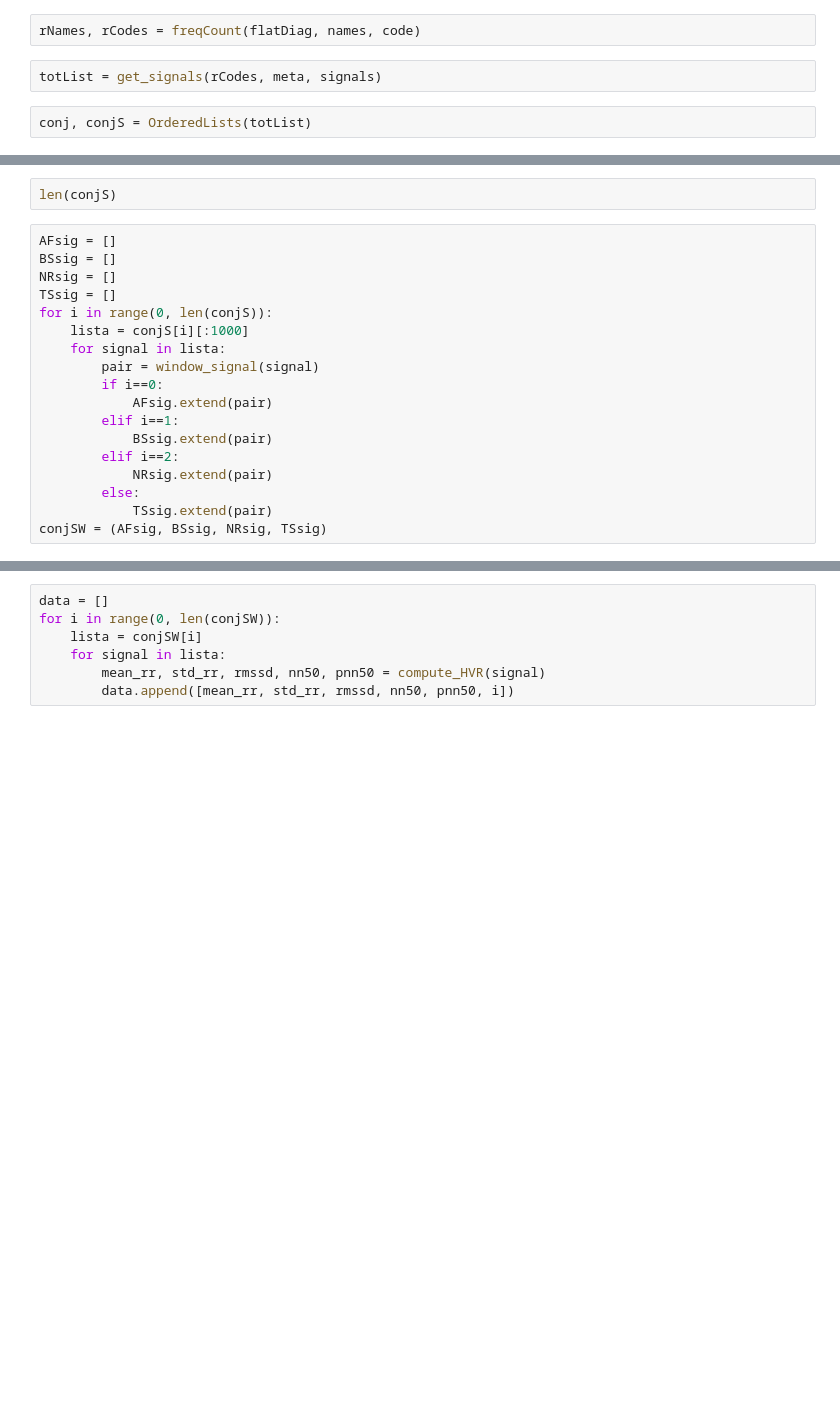
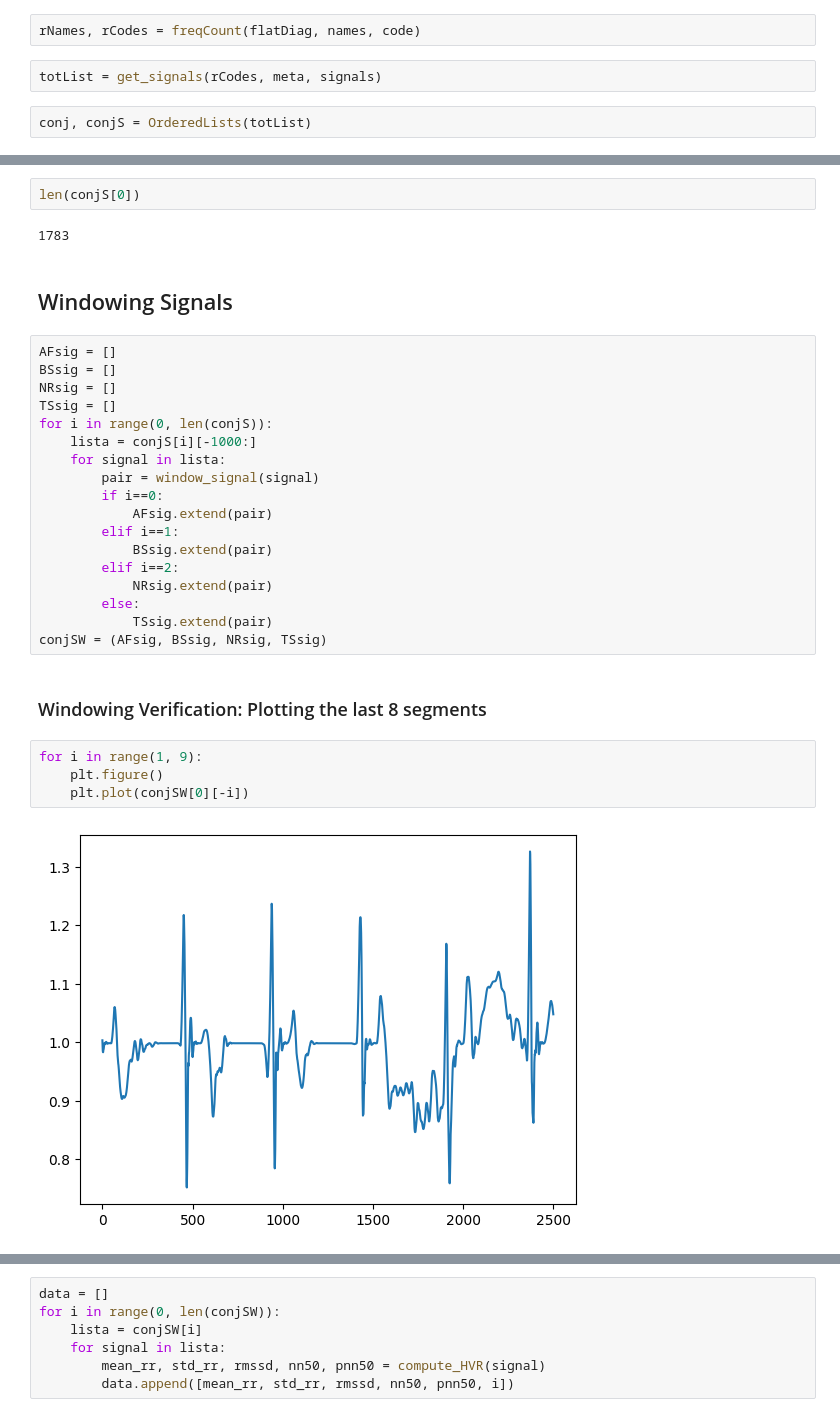
Before and after one commit to Firestorm12344/ISB-Grupo4, a Jupyter notebook: Proyecto/Código/Signal_Processing - v2.ipynb, the cells around one changed output, grey strips where cells are left out. Drawn from its saved outputs; the diff is of its cells as text; blank space fills up the shorter version.

```diff
--- a/Proyecto/Código/Signal_Processing - v2.ipynb
+++ b/Proyecto/Código/Signal_Processing - v2.ipynb
@@ -182,12 +199,16 @@ conjS[0].extend([anaSig, juanSig, marialeSig, shelloSig])
 # %%
-len(conjS)
+len(conjS[0])
+# %% [output]
+1783
+# %% [markdown]
+## Windowing Signals
 # %%
 AFsig = []
 BSsig = []
 NRsig = []
 TSsig = []
 for i in range(0, len(conjS)):
-    lista = conjS[i][:1000]
+    lista = conjS[i][-1000:]
     for signal in lista:
         pair = window_signal(signal)
         if i==0:
@@ -199,3 +220,11 @@ for i in range(0, len(conjS)):
         else:
             TSsig.extend(pair)
 conjSW = (AFsig, BSsig, NRsig, TSsig)
+# %% [markdown]
+### Windowing Verification: Plotting the last 8 segments
+# %%
+for i in range(1, 9):
+    plt.figure()
+    plt.plot(conjSW[0][-i])
+# %% [output]
+[figure, added]
```
Also changed, not shown: parts of 18 cells of this notebook.
